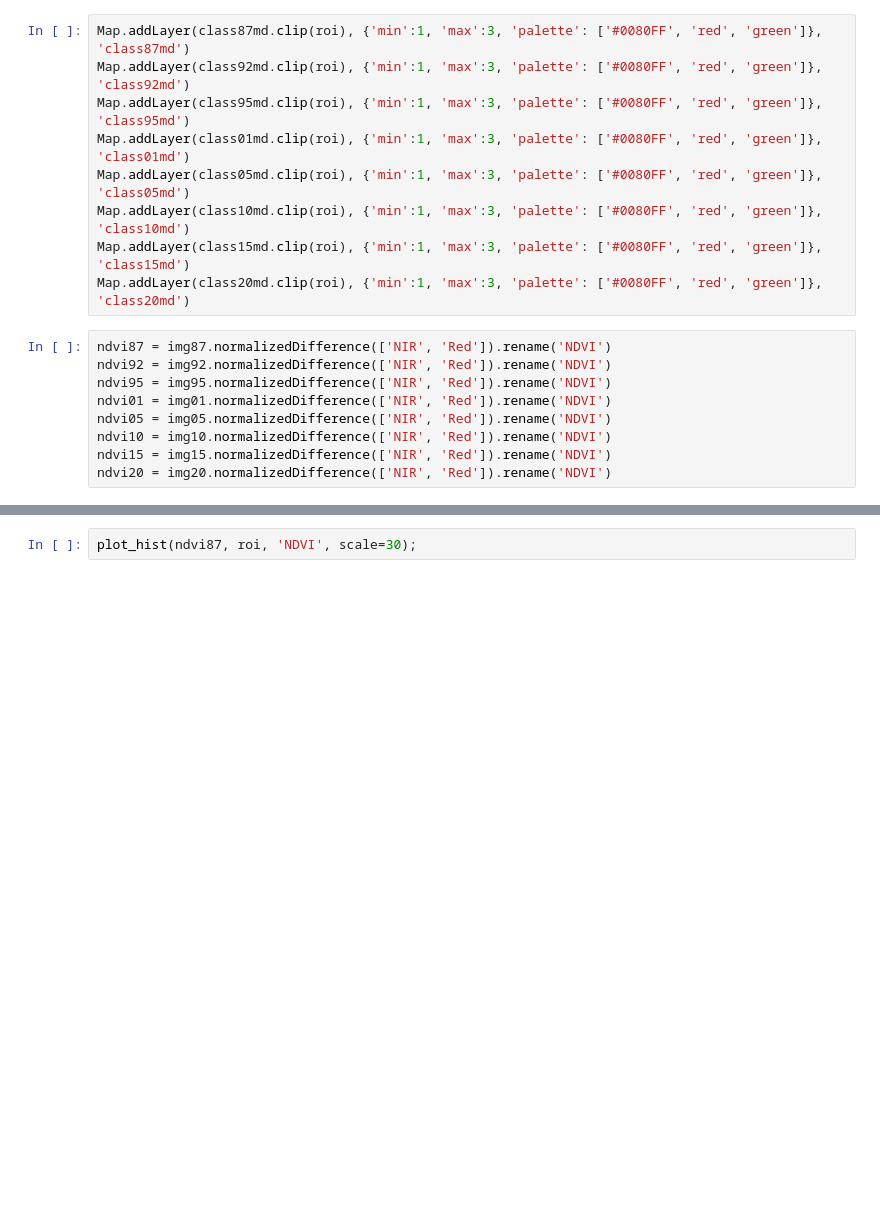
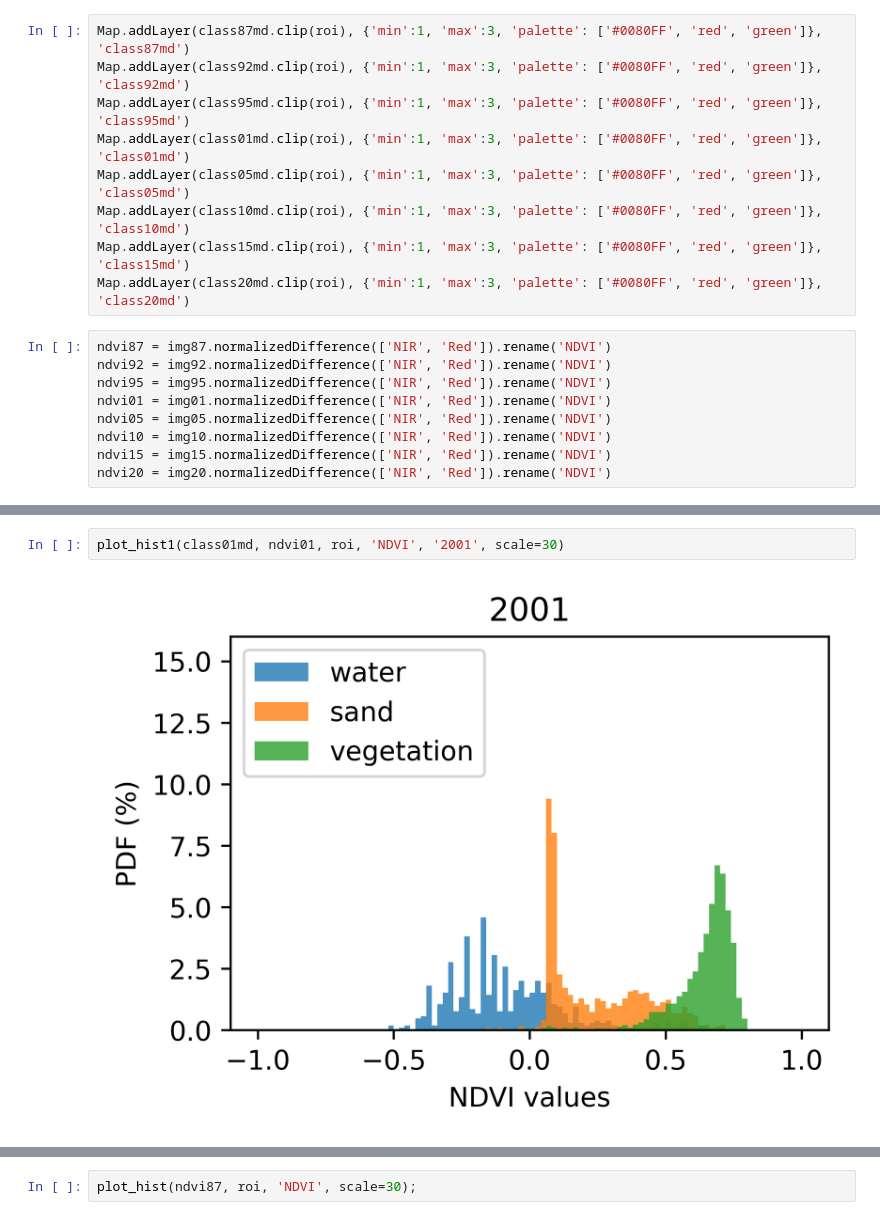
Before and after one commit to yiLuo374/geeCenterline, a Jupyter notebook: sandbar_ar.ipynb, the cells around one changed output, grey strips where cells are left out. Cells and saved outputs as stored; diff of their text form; blank space fills up the shorter version.

```diff
--- a/sandbar_ar.ipynb
+++ b/sandbar_ar.ipynb
@@ -68,0 +218,4 @@ def plot_hist(img, ltb, name, scale=3, alpha=0.8):
+# %%
+plot_hist1(class01md, ndvi01, roi, 'NDVI', '2001', scale=30)
+# %% [output]
+[figure, added]
```
Also changed, not shown: parts of 24 cells of this notebook, 5 other files.
